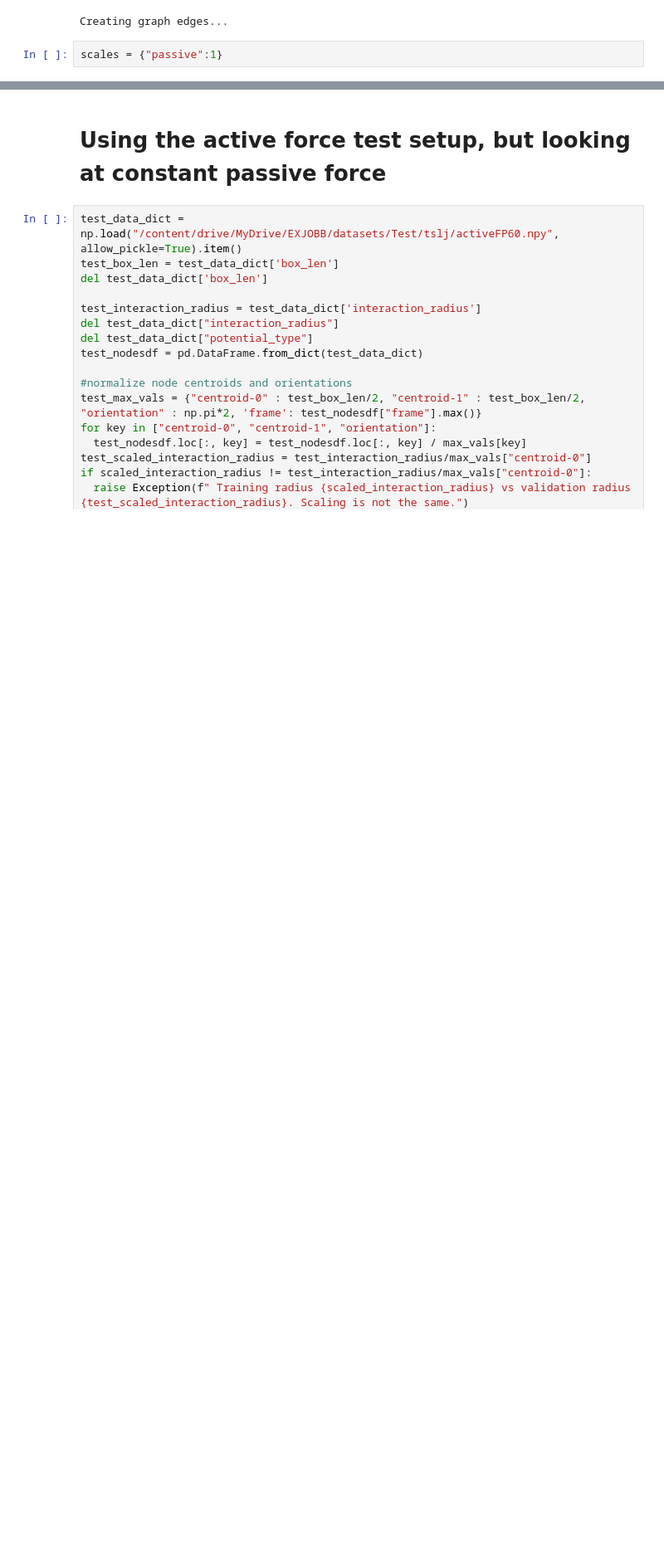
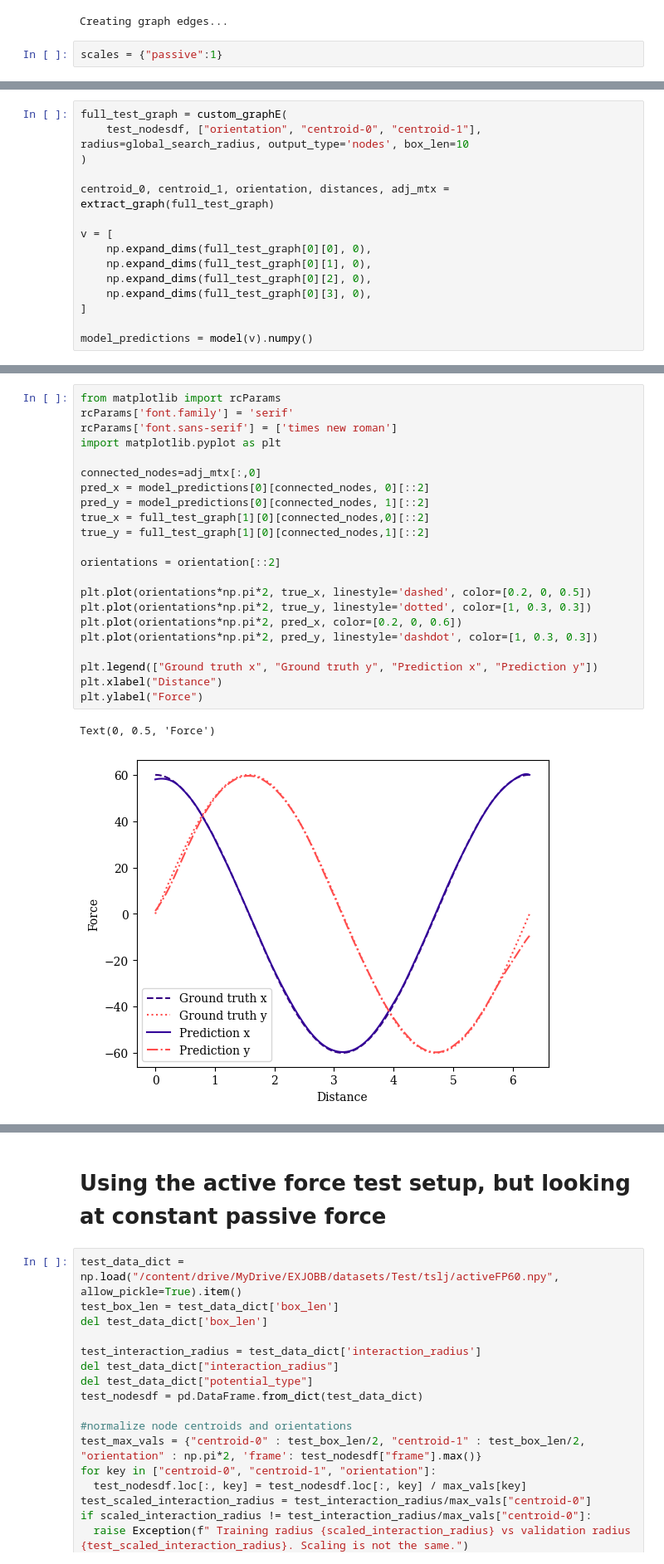
Before and after one commit to Phistian/exjobb, a Jupyter notebook: miguel/training/4training.ipynb, the cells around one changed output, grey strips where cells are left out. Shown at 83% size. Drawn from its saved outputs; the diff is of its cells as text; blank space fills up the shorter version.

```diff
--- a/miguel/training/4training.ipynb
+++ b/miguel/training/4training.ipynb
@@ -779,0 +877,15 @@ pred_passive_x
+# %%
+full_test_graph = custom_graphE(
+    test_nodesdf, ["orientation", "centroid-0", "centroid-1"], radius=global_search_radius, output_type='nodes', box_len=10
+)
+
+centroid_0, centroid_1, orientation, distances, adj_mtx = extract_graph(full_test_graph)
+
+v = [
+    np.expand_dims(full_test_graph[0][0], 0),
+    np.expand_dims(full_test_graph[0][1], 0),
+    np.expand_dims(full_test_graph[0][2], 0),
+    np.expand_dims(full_test_graph[0][3], 0),
+]
+
+model_predictions = model(v).numpy()
@@ -779,0 +896,25 @@ pred_passive_x
+# %%
+from matplotlib import rcParams
+rcParams['font.family'] = 'serif'
+rcParams['font.sans-serif'] = ['times new roman']
+import matplotlib.pyplot as plt
+
+connected_nodes=adj_mtx[:,0]
+pred_x = model_predictions[0][connected_nodes, 0][::2]
+pred_y = model_predictions[0][connected_nodes, 1][::2]
+true_x = full_test_graph[1][0][connected_nodes,0][::2]
+true_y = full_test_graph[1][0][connected_nodes,1][::2]
+
+orientations = orientation[::2]
+
+plt.plot(orientations*np.pi*2, true_x, linestyle='dashed', color=[0.2, 0, 0.5])
+plt.plot(orientations*np.pi*2, true_y, linestyle='dotted', color=[1, 0.3, 0.3])
+plt.plot(orientations*np.pi*2, pred_x, color=[0.2, 0, 0.6])
+plt.plot(orientations*np.pi*2, pred_y, linestyle='dashdot', color=[1, 0.3, 0.3])
+
+plt.legend(["Ground truth x", "Ground truth y", "Prediction x", "Prediction y"])
+plt.xlabel("Distance")
+plt.ylabel("Force")
+# %% [output]
+Text(0, 0.5, 'Force')
+[figure, added]
```
Also changed, not shown: parts of 20 cells of this notebook.
